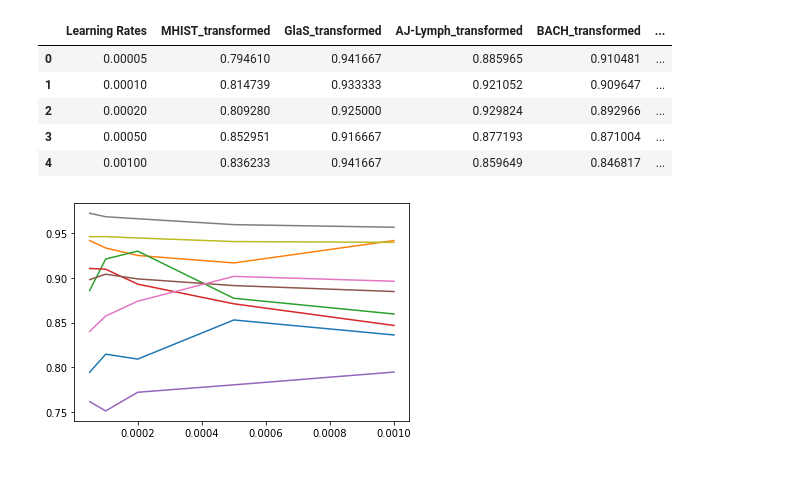
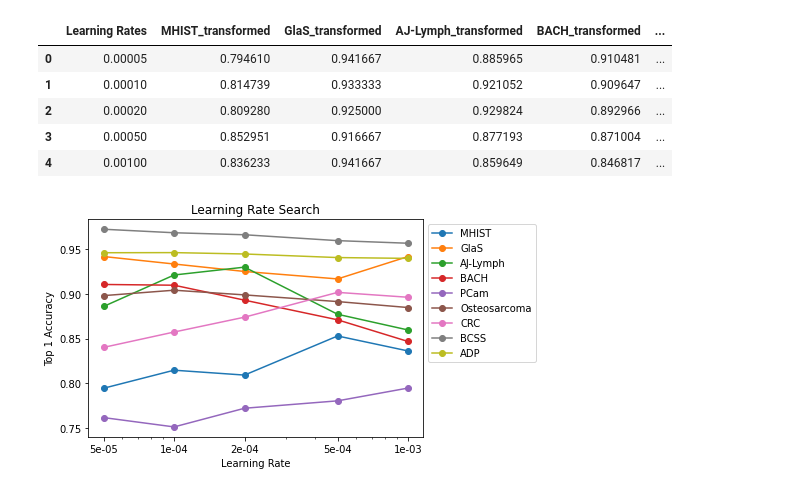
Before and after one commit to mahdihosseini/HistoKT, a Jupyter notebook: Plots/plots.ipynb, the cells around one changed output. Saved outputs shown, nothing was run; the diff lists cells and outputs as text; code cells hidden in the pictures.

```diff
--- a/Plots/plots.ipynb
+++ b/Plots/plots.ipynb
@@ -20,10 +20,18 @@ df.head()
 | 2 | 0.00020 | 0.809280 | 0.925000 | 0.929824 | 0.892966 | ... |
 | 3 | 0.00050 | 0.852951 | 0.916667 | 0.877193 | 0.871004 | ... |
 | 4 | 0.00100 | 0.836233 | 0.941667 | 0.859649 | 0.846817 | ... |
-# %%
-for dataset in df.columns:
-    if dataset == "Learning Rates":
-        continue
-    plt.plot(df.loc[:, "Learning Rates"], df.loc[:, dataset])
-# %% [output]
-[figure, removed]
+# %%
+for dataset in df.columns:
+    if dataset == "Learning Rates":
+        continue
+    plt.plot(df.loc[:, "Learning Rates"], df.loc[:, dataset], "o-", label=dataset.replace("_transformed", "").replace("OSDataset", "Osteosarcoma"))
+
+plt.title("Learning Rate Search")
+plt.legend(bbox_to_anchor=(1.0, 1.0))
+plt.ylabel("Top 1 Accuracy")
+plt.xlabel("Learning Rate")
+plt.xscale('log')
+plt.xticks(df.loc[:, "Learning Rates"], [f"{float(num):.0e}" for num in df.loc[:, "Learning Rates"]])
+plt.savefig("Learning Rate Search.png", bbox_inches='tight')
+# %% [output]
+[figure, added]
```
Also changed, not shown: 39 other files.
